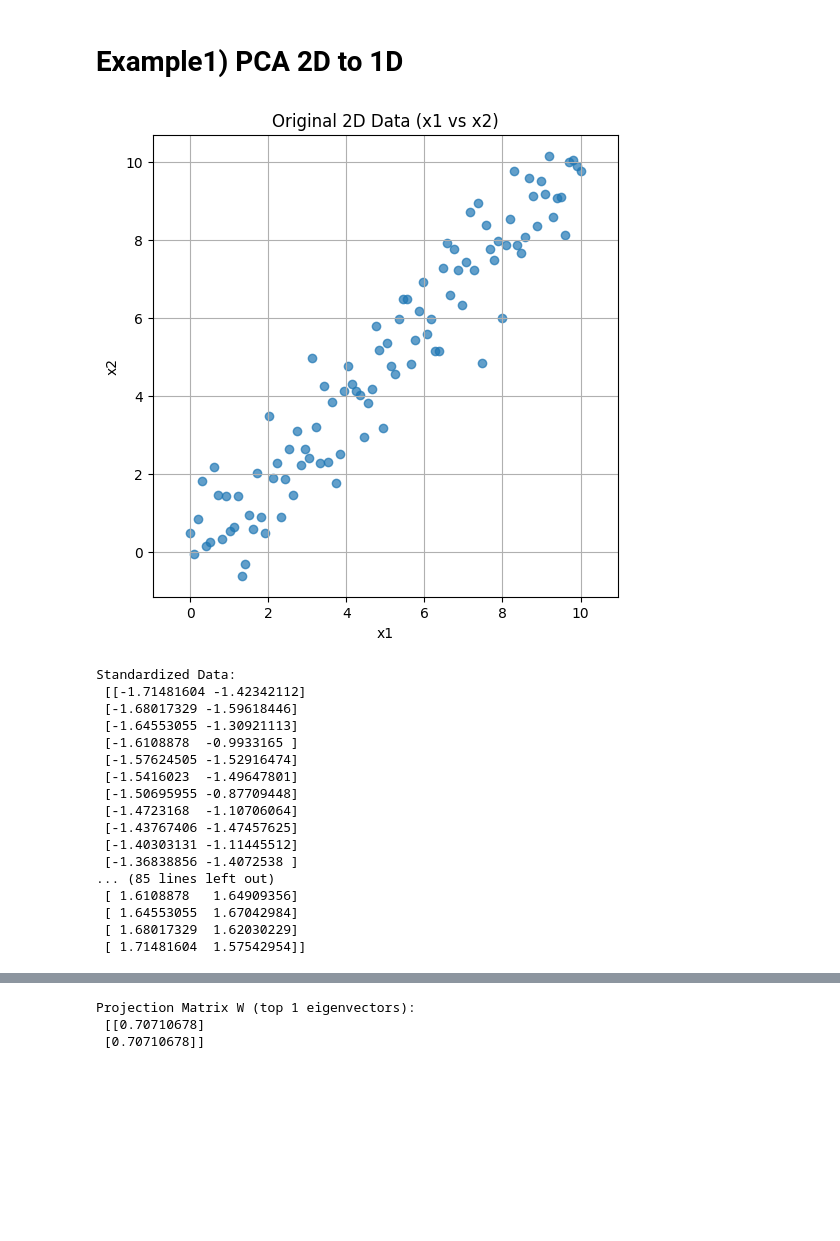
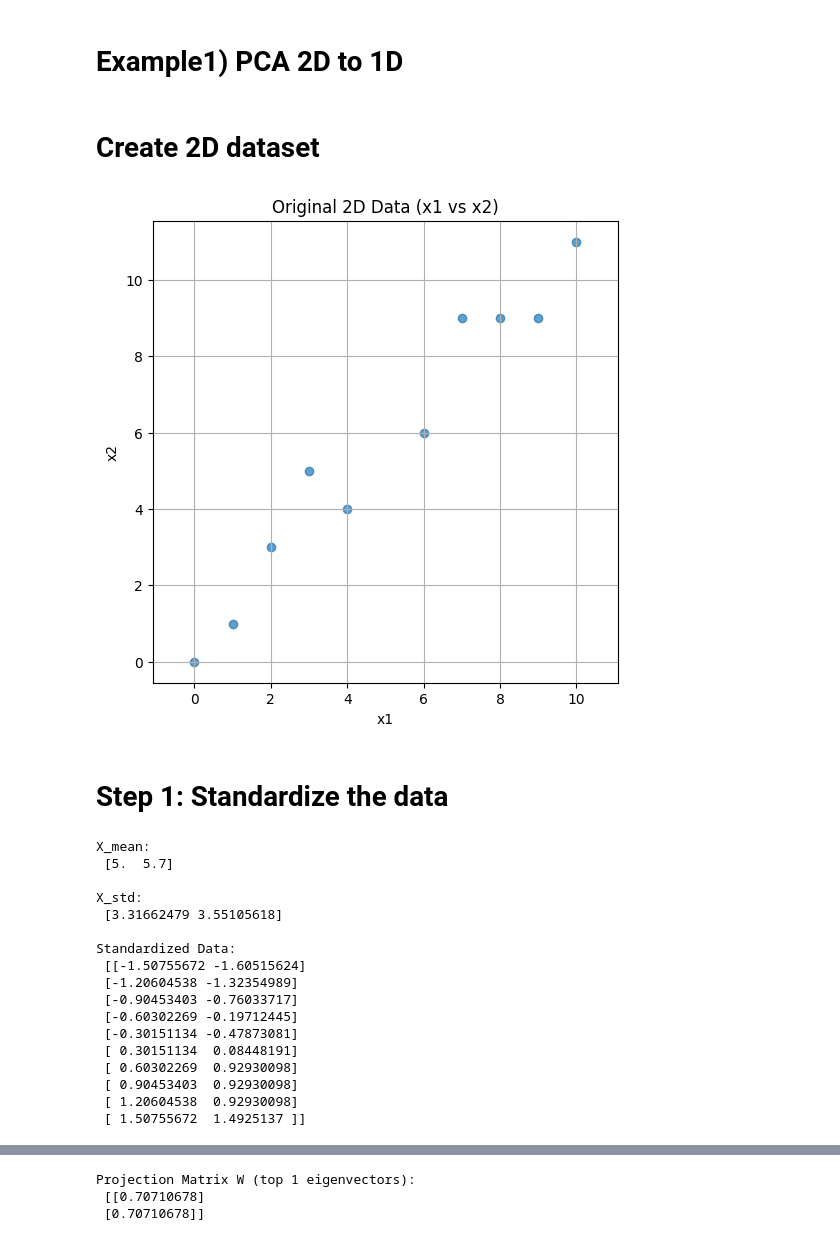
Before and after one commit to ash322ash422/tut_ml, a Jupyter notebook: 2_misc_DimensionReduction_PCA-tSNE-SVD-LDA/tut_PCA_1_implementation_using_numpy.ipynb, the cells around one changed output, grey strips where cells are left out. Drawn from its saved outputs; the diff is of its cells as text; code cells hidden in the pictures; blank space fills up the shorter version.

```diff
--- a/2_misc_DimensionReduction_PCA-tSNE-SVD-LDA/tut_PCA_1_implementation_using_numpy.ipynb
+++ b/2_misc_DimensionReduction_PCA-tSNE-SVD-LDA/tut_PCA_1_implementation_using_numpy.ipynb
@@ -3,51 +6,56 @@
+# %% [markdown]
+# Create 2D dataset
 # %%
-import numpy as np
-import matplotlib.pyplot as plt
-
-# --------------------------
-# Step 0: Create 2D dataset
-# --------------------------
 np.random.seed(42)
-n_samples = 100
+n_samples = 10
 
 # Create data along x1 ≈ x2 with some noise
 x = np.linspace(0, 10, n_samples)
+x = np.round(x).astype(int)
+
 y = x + np.random.normal(0, 1, n_samples)
+y = np.round(y).astype(int)
+
 X = np.column_stack((x, y))  # shape (100, 2)
 
 # Plot original data
 plt.figure(figsize=(6, 6))
 plt.scatter(X[:, 0], X[:, 1], alpha=0.7)
 plt.title("Original 2D Data (x1 vs x2)")
 plt.xlabel("x1")
 plt.ylabel("x2")
 plt.axis('equal')
 plt.grid(True)
 plt.show()
 # %% [output]
-[figure, old version]
+[figure, new version]
+# %% [markdown]
+# Step 1: Standardize the data
 # %%
-# Step 1: Standardize the data
 X_mean = np.mean(X, axis=0)
+print("X_mean:\n", X_mean) # (mean_of_col1, mean_of_col2)
+
 X_std = np.std(X, axis=0)
+print("\nX_std:\n", X_std) # # (mstd_of_col1, std_of_col2)
+
 X_scaled = (X - X_mean) / X_std
 
-print("Standardized Data:\n", X_scaled[])
+print("\nStandardized Data:\n", X_scaled)
 # %% [output]
+X_mean:
+ [5.  5.7]
+
+X_std:
+ [3.31662479 3.55105618]
+
 Standardized Data:
- [[-1.71481604 -1.42342112]
- [-1.68017329 -1.59618446]
- [-1.64553055 -1.30921113]
- [-1.6108878  -0.9933165 ]
- [-1.57624505 -1.52916474]
- [-1.5416023  -1.49647801]
- [-1.50695955 -0.87709448]
- [-1.4723168  -1.10706064]
- [-1.43767406 -1.47457625]
- [-1.40303131 -1.11445512]
- [-1.36838856 -1.4072538 ]
-... (85 lines left out)
- [ 1.6108878   1.64909356]
- [ 1.64553055  1.67042984]
- [ 1.68017329  1.62030229]
- [ 1.71481604  1.57542954]]
+ [[-1.50755672 -1.60515624]
+ [-1.20604538 -1.32354989]
+ [-0.90453403 -0.76033717]
+ [-0.60302269 -0.19712445]
+ [-0.30151134 -0.47873081]
+ [ 0.30151134  0.08448191]
+ [ 0.60302269  0.92930098]
+ [ 0.90453403  0.92930098]
+ [ 1.20604538  0.92930098]
+ [ 1.50755672  1.4925137 ]]
```
Also changed, not shown: parts of 19 cells of this notebook, 28 other files.
